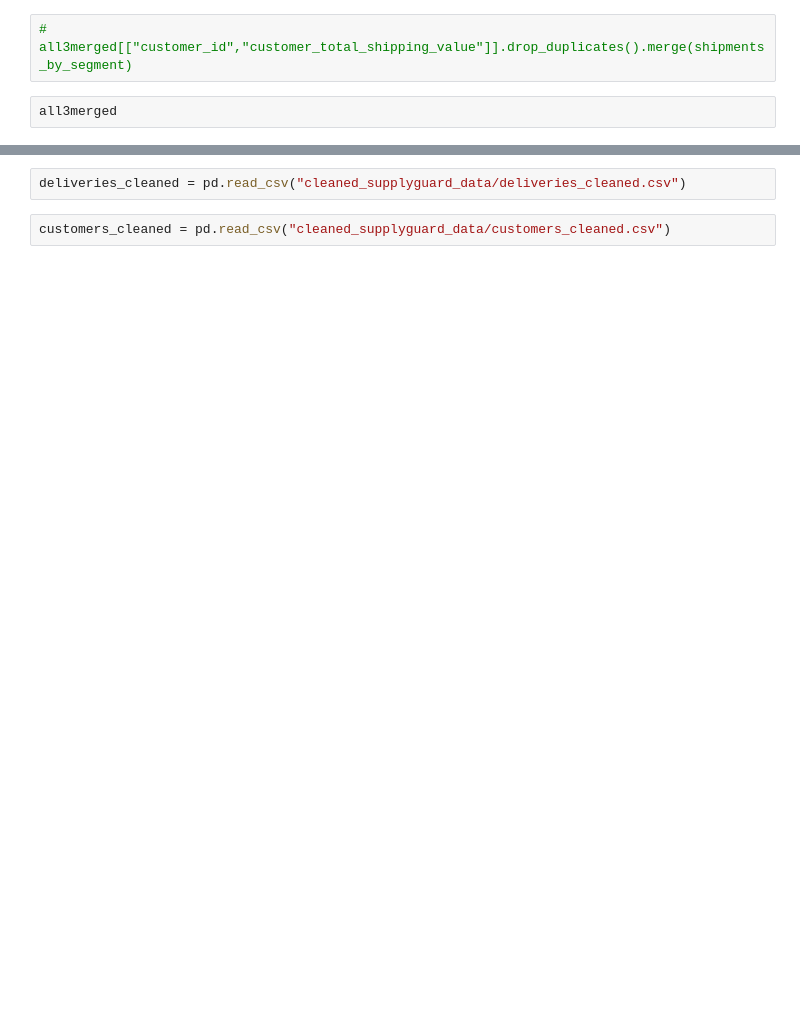
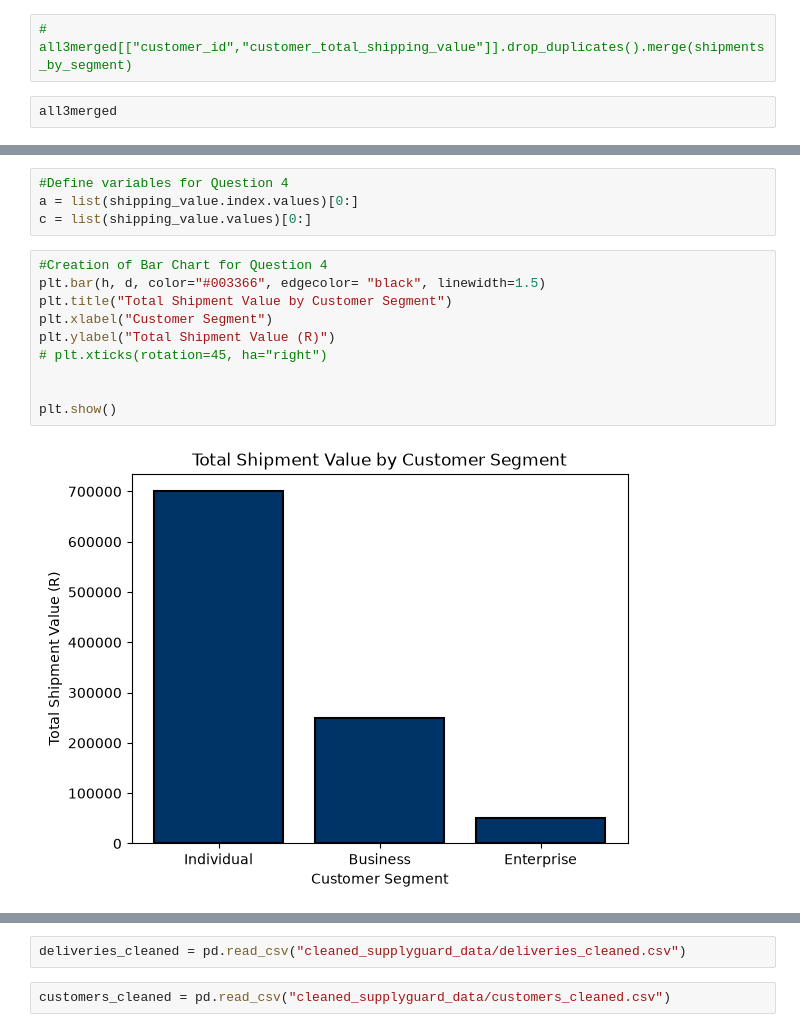
Before and after one commit to jilyanga2/Logistics-And-Delivery-Intelligence, a Jupyter notebook: feature-engineering.ipynb, the cells around one changed output, grey strips where cells are left out. Cells and saved outputs as stored; diff of their text form; blank space fills up the shorter version.

```diff
--- a/feature-engineering.ipynb
+++ b/feature-engineering.ipynb
@@ -287,3 +779,19 @@ print("The most customer shipping segment:", shipping_value.idxmax())
+# %%
+#Define variables for Question 4
+a = list(shipping_value.index.values)[0:]
+c = list(shipping_value.values)[0:]
+# %%
+#Creation of Bar Chart for Question 4
+plt.bar(h, d, color="#003366", edgecolor= "black", linewidth=1.5)
+plt.title("Total Shipment Value by Customer Segment")
+plt.xlabel("Customer Segment")
+plt.ylabel("Total Shipment Value (R)")
+# plt.xticks(rotation=45, ha="right")
+
+
+plt.show()
+# %% [output]
+[figure, added]
 # %%
 #5. Which customer have the highest shipment frequency?
 frequent_ship = all3merged.groupby("customer_name").agg(frequent_ship=("shipment_id","count"))
```
Also changed, not shown: parts of 52 cells of this notebook.
